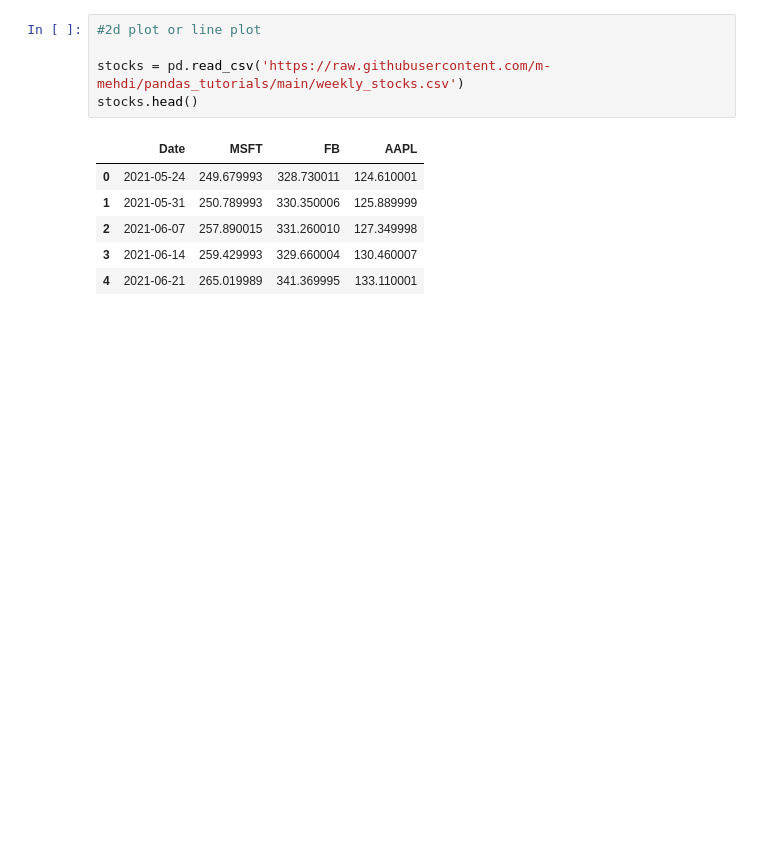
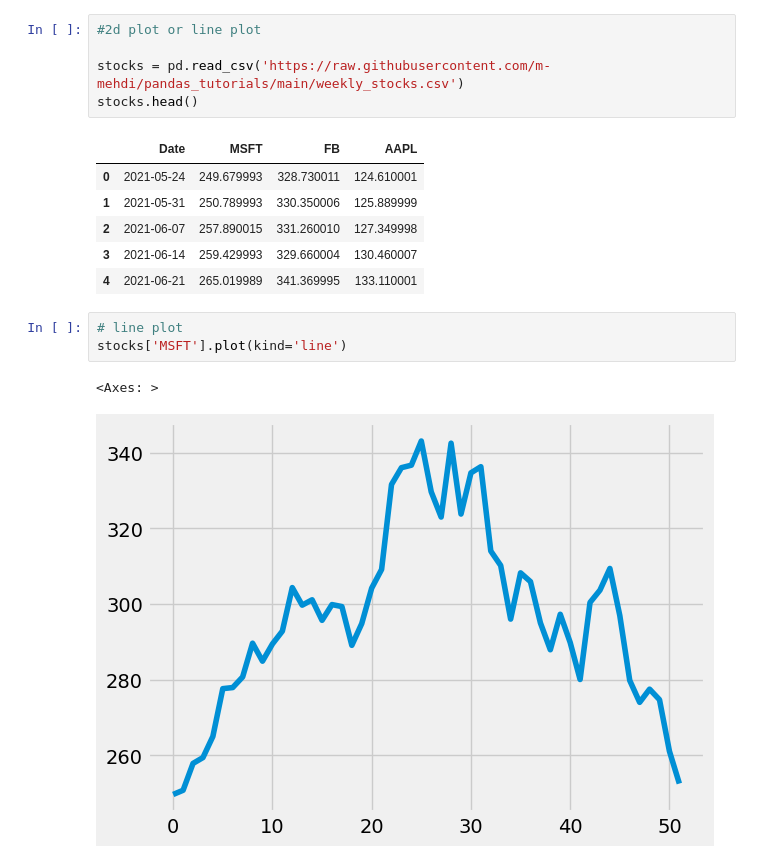
Before and after one commit to Vaidehi1005/MachineLearning, a Jupyter notebook: Matplotlib.ipynb, the cells around one changed output. Drawn from its saved outputs; the diff is of its cells as text; blank space fills up the shorter version.

```diff
--- a/Matplotlib.ipynb
+++ b/Matplotlib.ipynb
@@ -1047,3 +1015,9 @@ stocks.head()
 | 2 | 2021-06-07 | 257.890015 | 331.260010 | 127.349998 |
 | 3 | 2021-06-14 | 259.429993 | 329.660004 | 130.460007 |
 | 4 | 2021-06-21 | 265.019989 | 341.369995 | 133.110001 |
+# %%
+# line plot
+stocks['MSFT'].plot(kind='line')
+# %% [output]
+<Axes: >
+[figure, added]
```
Also changed, not shown: parts of 63 cells of this notebook.
